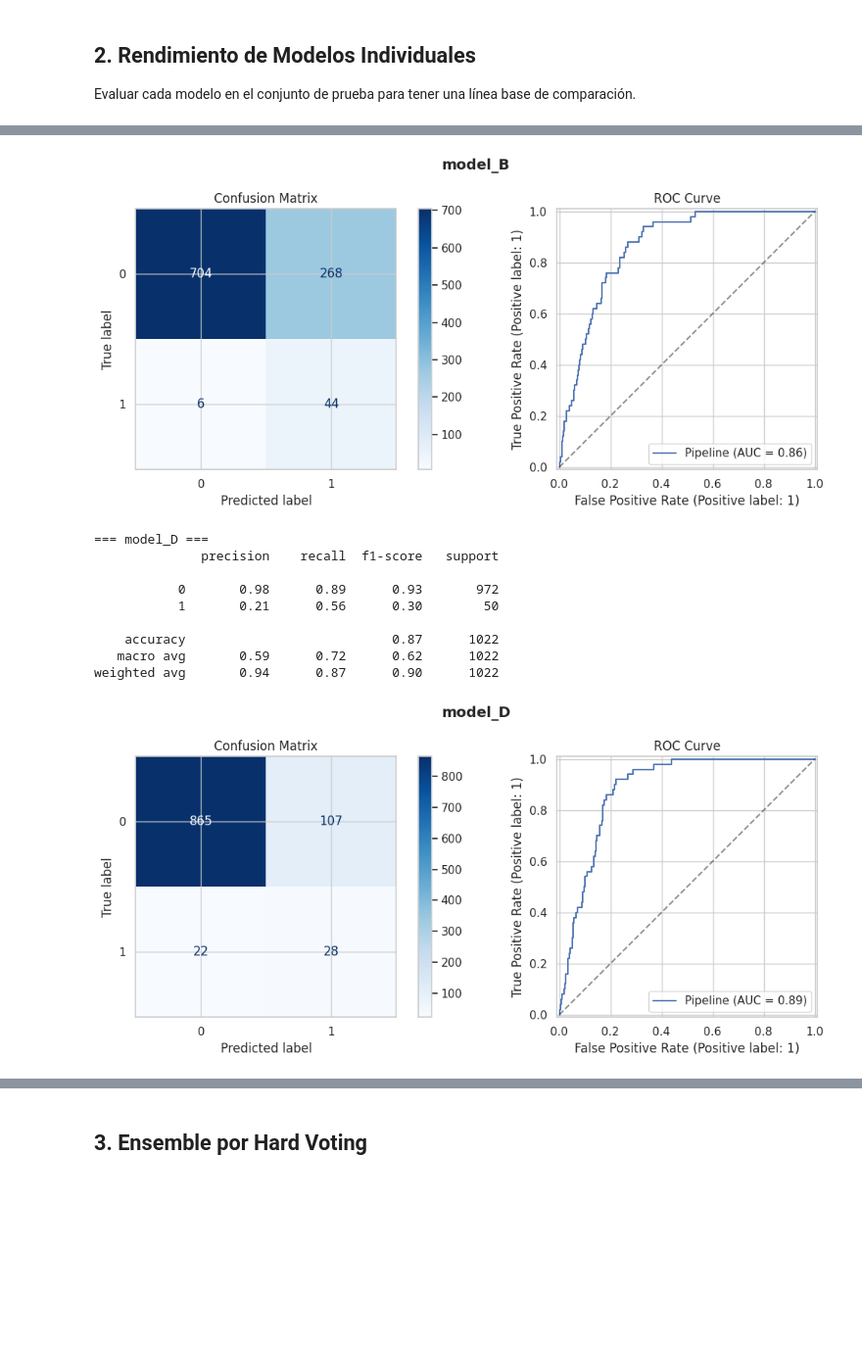
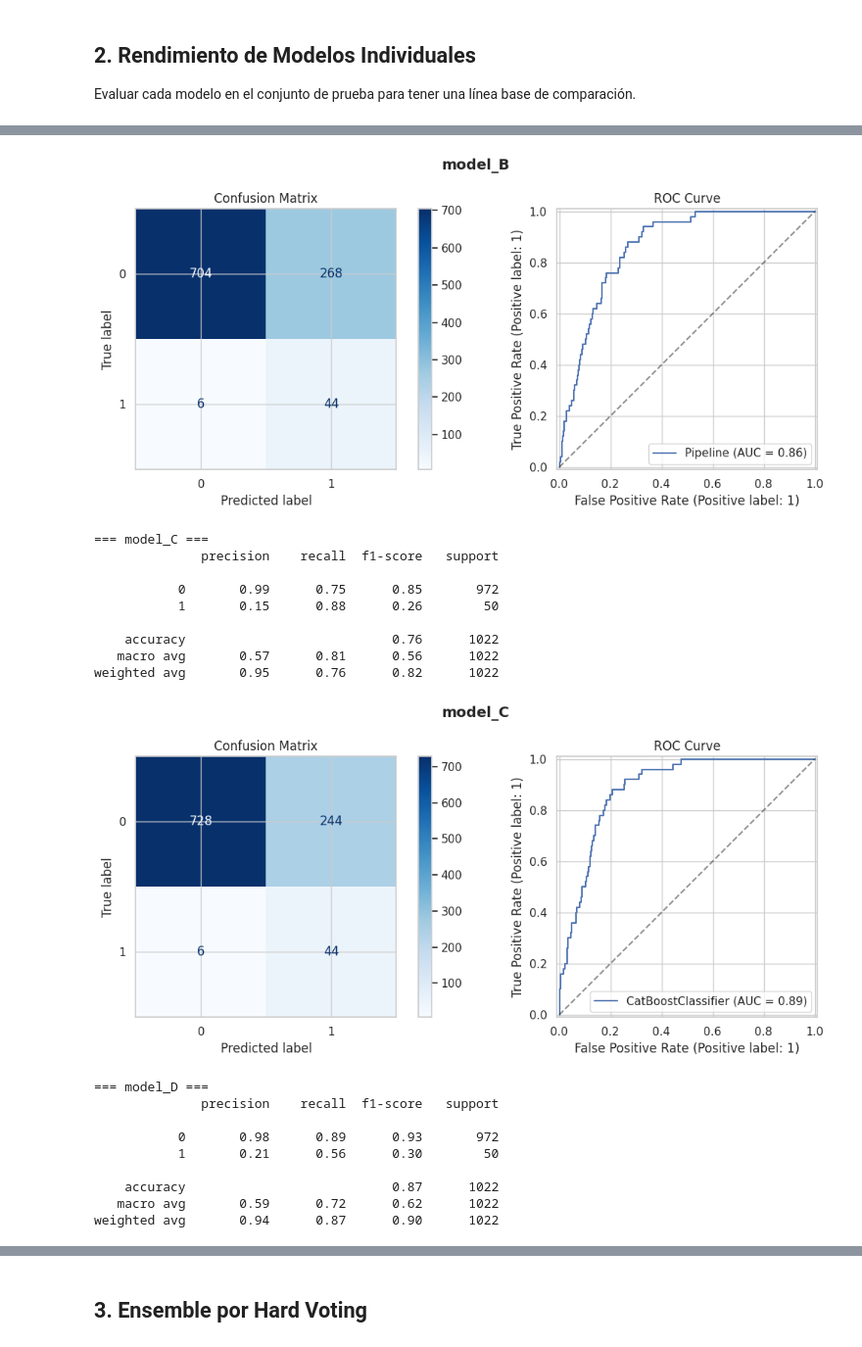
Before and after one commit to martinmw13/AdM_TP, a Jupyter notebook: notebooks/05_ensemble.ipynb, the cells around one changed output, grey strips where cells are left out. Shown at 98% size. Cells and saved outputs as stored; diff of their text form; code cells hidden in the pictures; blank space fills up the shorter version.

```diff
--- a/notebooks/05_ensemble.ipynb
+++ b/notebooks/05_ensemble.ipynb
@@ -52,41 +53,64 @@ Models loaded: ['model_A', 'model_B', 'model_D']
 
 Evaluar cada modelo en el conjunto de prueba para tener una línea base de comparación.
 # %%
+def align_features_for_model(model, X: pd.DataFrame) -> pd.DataFrame:
+    expected_features = getattr(model, "feature_names_", None)
+    if not expected_features:
+        return X
+
+    X_aligned = X.copy()
+    for col in expected_features:
+        if col not in X_aligned.columns:
+            X_aligned[col] = 0
+
+    return X_aligned[list(expected_features)]
+
+
 individual_metrics = []
 for name, model in models.items():
-    m = plot_full_evaluation(model, X_test, y_test, model_name=name)
+    X_test_model = align_features_for_model(model, X_test)
+    m = plot_full_evaluation(model, X_test_model, y_test, model_name=name)
     individual_metrics.append(m)
 
 df_individual = compare_models(individual_metrics)
 df_individual
 # %% [output]
 === model_A ===
               precision    recall  f1-score   support
 
            0       0.98      0.89      0.93       972
            1       0.20      0.56      0.30        50
 
     accuracy                           0.87      1022
    macro avg       0.59      0.72      0.61      1022
 weighted avg       0.94      0.87      0.90      1022
 [figure]
 === model_B ===
               precision    recall  f1-score   support
 
            0       0.99      0.72      0.84       972
            1       0.14      0.88      0.24        50
 
     accuracy                           0.73      1022
    macro avg       0.57      0.80      0.54      1022
 weighted avg       0.95      0.73      0.81      1022
 [figure]
-=== model_D ===
+=== model_C ===
               precision    recall  f1-score   support
 
-           0       0.98      0.89      0.93       972
-           1       0.21      0.56      0.30        50
+           0       0.99      0.75      0.85       972
+           1       0.15      0.88      0.26        50
 
-    accuracy                           0.87      1022
-   macro avg       0.59      0.72      0.62      1022
-weighted avg       0.94      0.87      0.90      1022
+    accuracy                           0.76      1022
+   macro avg       0.57      0.81      0.56      1022
+weighted avg       0.95      0.76      0.82      1022
-[figure, old version]
+[figure, new version]
+=== model_D ===
+              precision    recall  f1-score   support
+
+           0       0.98      0.89      0.93       972
+           1       0.21      0.56      0.30        50
+
+    accuracy                           0.87      1022
+   macro avg       0.59      0.72      0.62      1022
+weighted avg       0.94      0.87      0.90      1022
```
Also changed, not shown: parts of 13 cells of this notebook.
